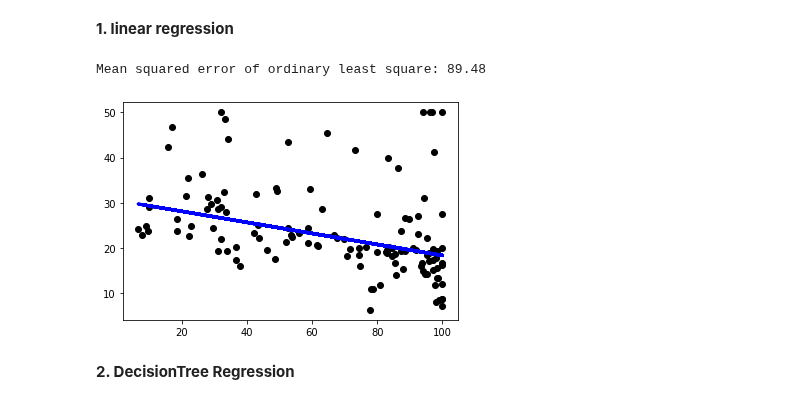
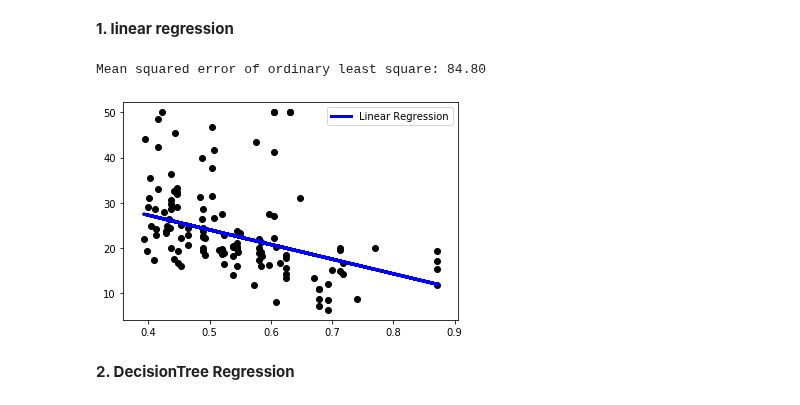
Before and after one commit to kung-bill/3rd-ML100Days, a Jupyter notebook: homework/Day_042_HW.ipynb, the cells around one changed output. Drawn from its saved outputs; the diff is of its cells as text; code cells hidden in the pictures.

```diff
--- a/homework/Day_042_HW.ipynb
+++ b/homework/Day_042_HW.ipynb
@@ -173,7 +173,7 @@ Mean squared error: 25.56
 # 讀取boston房價預測資料集
 boston = datasets.load_boston()
 
-data_1d = boston.data[:, [6]]#為了方便繪圖，只選擇其中一個 feature
+data_1d = boston.data[:, [4]]#為了方便繪圖，只選擇其中一個 feature
 
 # 切分訓練集/測試集
 x_train, x_test, y_train, y_test = train_test_split(data_1d, boston.target, test_size=0.25, random_state=4)
@@ -182,23 +182,24 @@ x_train, x_test, y_train, y_test = train_test_split(data_1d, boston.target, test
 # %%
 # 建立 Ordinary Least Square Regressor
 regr = linear_model.LinearRegression()
 
 # 訓練模型
 regr.fit(x_train, y_train)
 
 # 預測測試集
 y_pred_linear = regr.predict(x_test)
 
 print("Mean squared error of ordinary least square: %.2f"
       % metrics.mean_squared_error(y_test, y_pred_linear))
 
 # 畫出回歸模型與實際資料的分佈
 plt.scatter(x_test, y_test,  color='black')
 plt.plot(x_test, y_pred_linear, color='blue', linewidth=3, label='Linear Regression')
+plt.legend()
 plt.show()
 # %% [output]
-Mean squared error of ordinary least square: 89.48
+Mean squared error of ordinary least square: 84.80
-[figure, old version]
+[figure, new version]
 # %% [markdown]
 **2. DecisionTree Regression**
 # %%
```
Also changed, not shown: parts of 4 cells of this notebook.
